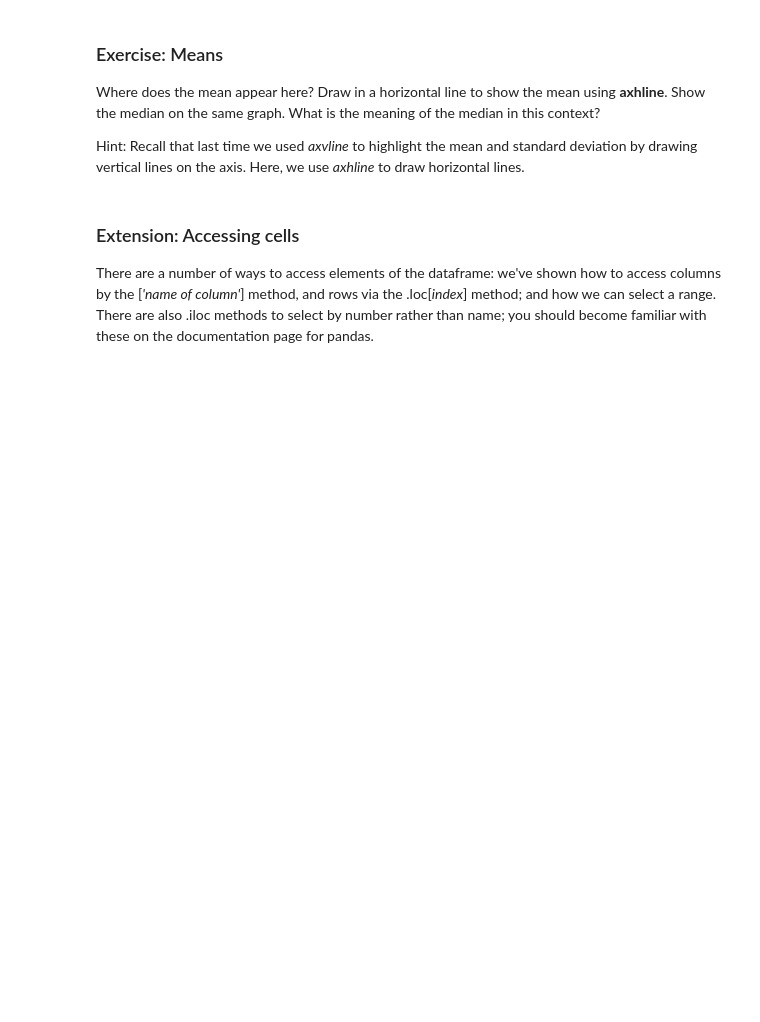
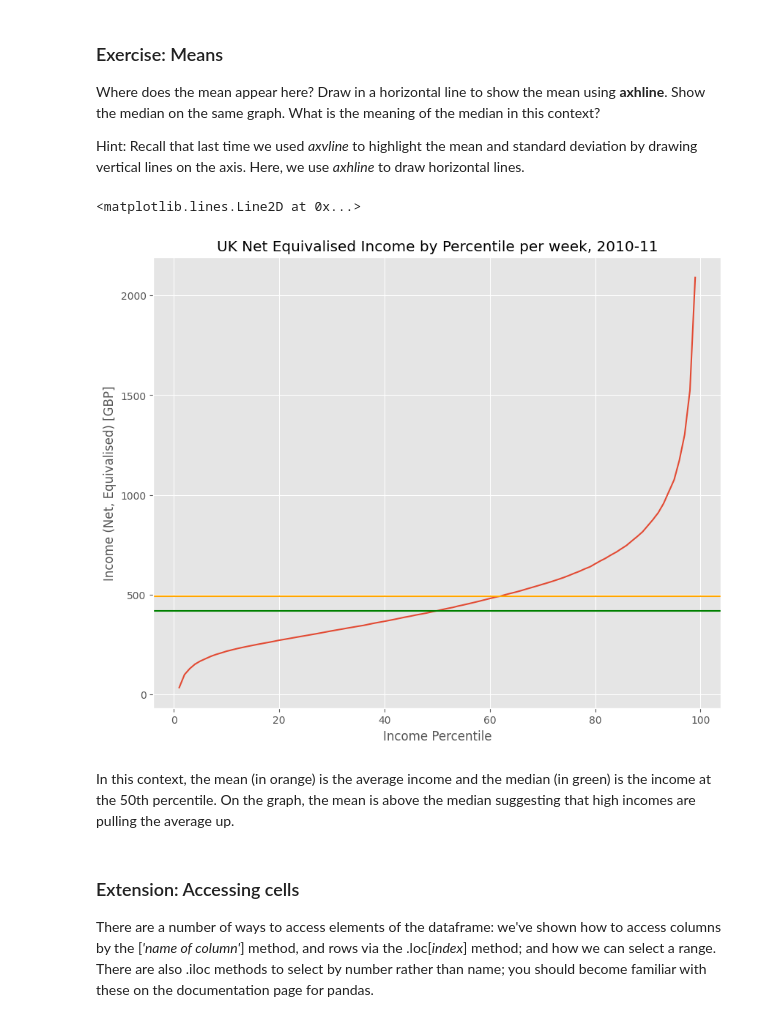
Before and after one commit to vicdelamaire/QM-2-, a Jupyter notebook: W2_lastversion.ipynb, the cells around one changed output. Drawn from its saved outputs; the diff is of its cells as text; code cells hidden in the pictures; blank space fills up the shorter version.

```diff
--- a/W2_lastversion.ipynb
+++ b/W2_lastversion.ipynb
@@ -211,6 +243,18 @@ We see a curve that is pretty linear in the middle region, but curves rapidly up
 Where does the mean appear here? Draw in a horizontal line to show the mean using **axhline**. Show the median on the same graph. What is the meaning of the median in this context?
 
 Hint: Recall that last time we used *axvline* to highlight the mean and standard deviation by drawing vertical lines on the axis. Here, we use *axhline* to draw horizontal lines.
+# %%
+income['Net equivalised household income in 2010-11, week'].plot()
+plt.title('UK Net Equivalised Income by Percentile per week, 2010-11')
+plt.xlabel('Income Percentile')
+plt.ylabel('Income (Net, Equivalised) [GBP]')
+plt.axhline(income['Net equivalised household income in 2010-11, week'].mean(), color='orange')
+plt.axhline(income['Net equivalised household income in 2010-11, week'].median(), color='green')
+# %% [output]
+<matplotlib.lines.Line2D at 0x...>
+[figure, added]
+# %% [markdown]
+In this context, the mean (in orange) is the average income and the median (in green) is the income at the 50th percentile. On the graph, the mean is above the median suggesting that high incomes are pulling the average up.
 # %% [markdown]
 ### Extension: Accessing cells
 
```
Also changed, not shown: parts of 14 cells of this notebook.
